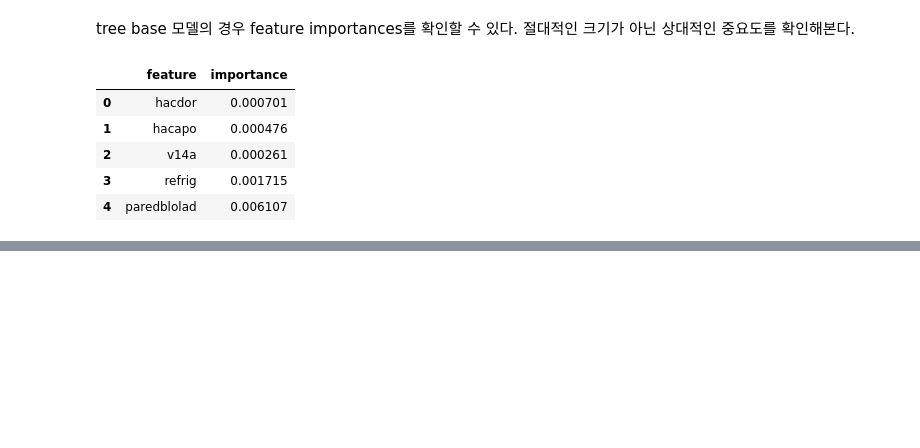
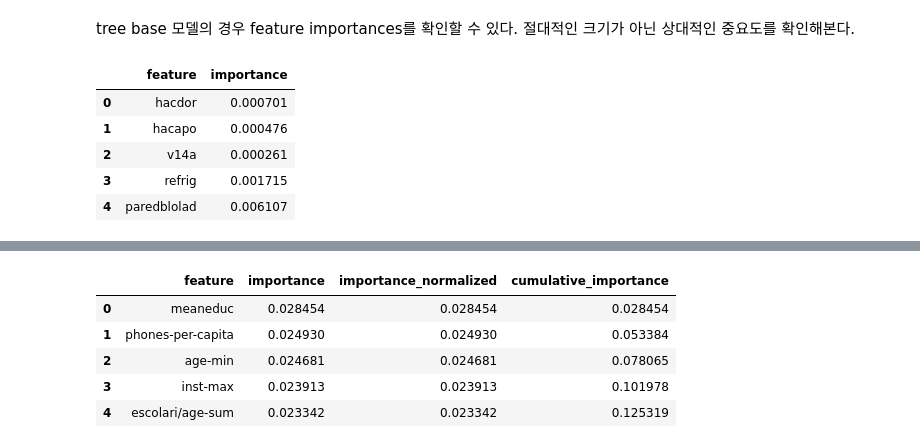
Before and after one commit to HyeonGeunY/costa-rican, a Jupyter notebook: notebooks/A_complete_introduction_and_walkthrough_modeling.ipynb, the cells around one changed output, grey strips where cells are left out. Cells and saved outputs as stored; diff of their text form; code cells hidden in the pictures; blank space fills up the shorter version.

```diff
--- a/notebooks/A_complete_introduction_and_walkthrough_modeling.ipynb
+++ b/notebooks/A_complete_introduction_and_walkthrough_modeling.ipynb
@@ -134,0 +132,9 @@ plot_feature_importances(feature_importances)
+# %%
+df.head()
+# %% [output]
+|  | feature | importance | importance_normalized | cumulative_importance |
+| 0 | meaneduc | 0.028454 | 0.028454 | 0.028454 |
+| 1 | phones-per-capita | 0.024930 | 0.024930 | 0.053384 |
+| 2 | age-min | 0.024681 | 0.024681 | 0.078065 |
+| 3 | inst-max | 0.023913 | 0.023913 | 0.101978 |
+| 4 | escolari/age-sum | 0.023342 | 0.023342 | 0.125319 |
```
Also changed, not shown: parts of 10 cells of this notebook, 2 other files.
